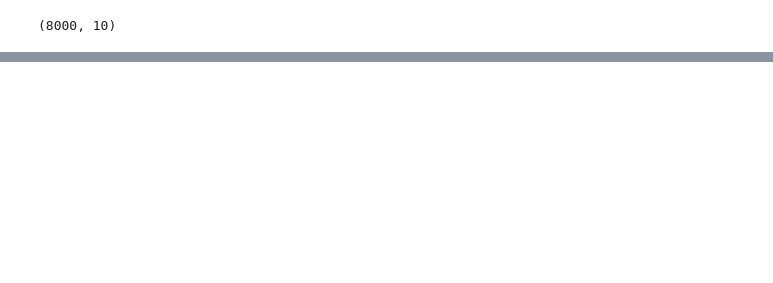
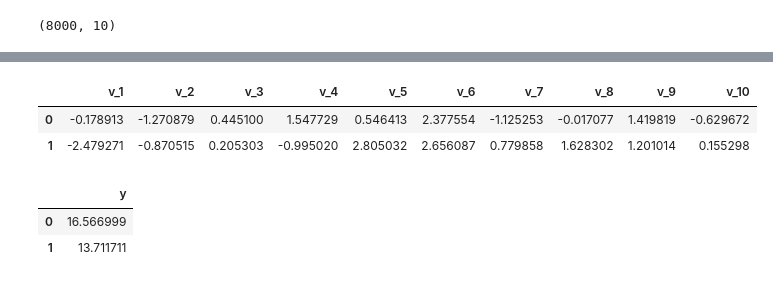
Before and after one commit to abss123/stat_254_solutions, a Jupyter notebook: Lab 2/linear_regression_practice.ipynb, the cells around one changed output, grey strips where cells are left out. Cells and saved outputs as stored; diff of their text form; code cells hidden in the pictures; blank space fills up the shorter version.

```diff
--- a/Lab 2/linear_regression_practice.ipynb
+++ b/Lab 2/linear_regression_practice.ipynb
@@ -20,0 +65,12 @@ sns.heatmap(corr)
+# %%
+X_test_df.head(2)
+# %% [output]
+|  | v_1 | v_2 | v_3 | v_4 | v_5 | v_6 | v_7 | v_8 | v_9 | v_10 |
+| 0 | -0.178913 | -1.270879 | 0.445100 | 1.547729 | 0.546413 | 2.377554 | -1.125253 | -0.017077 | 1.419819 | -0.629672 |
+| 1 | -2.479271 | -0.870515 | 0.205303 | -0.995020 | 2.805032 | 2.656087 | 0.779858 | 1.628302 | 1.201014 | 0.155298 |
+# %%
+y_train_df.head(2)
+# %% [output]
+|  | y |
+| 0 | 16.566999 |
+| 1 | 13.711711 |
```
Also changed, not shown: parts of 26 cells of this notebook.
